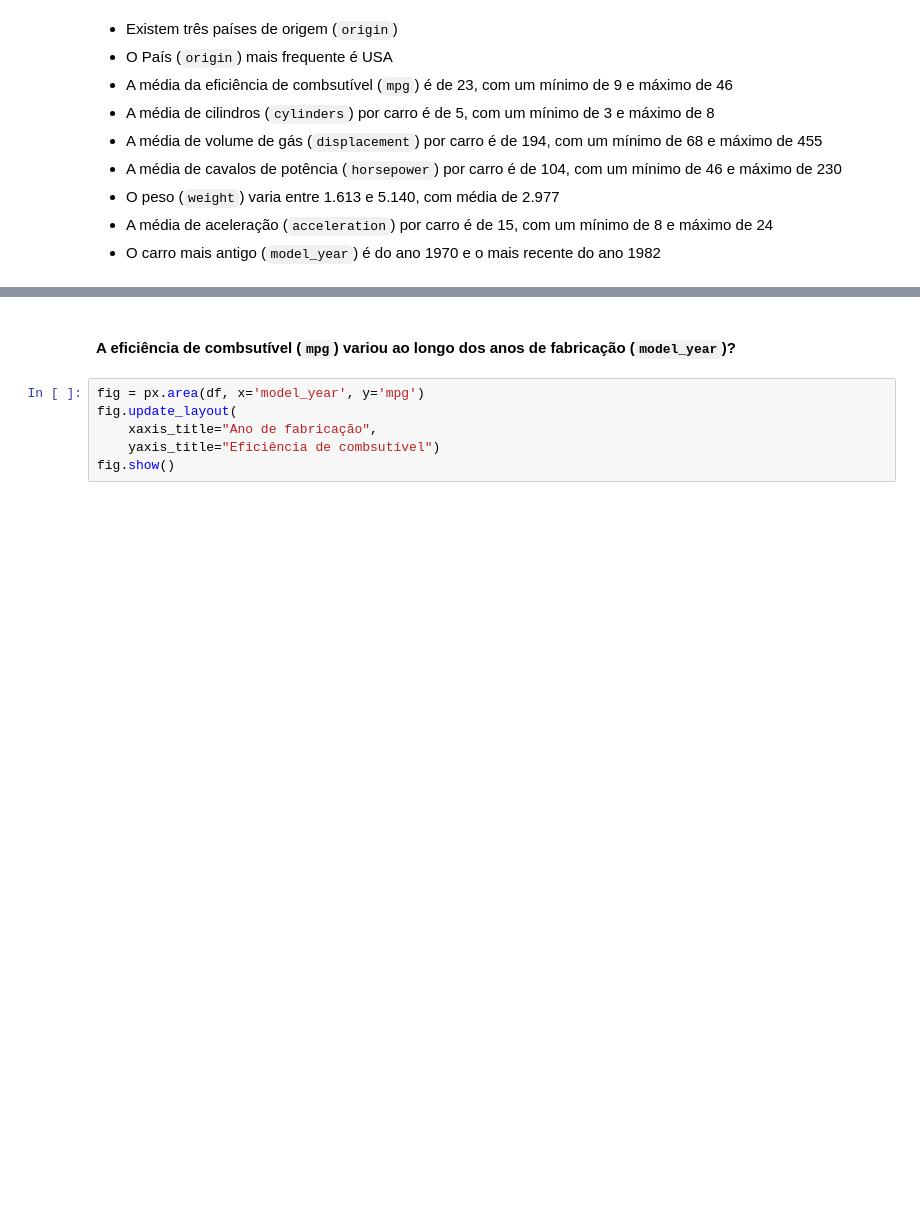
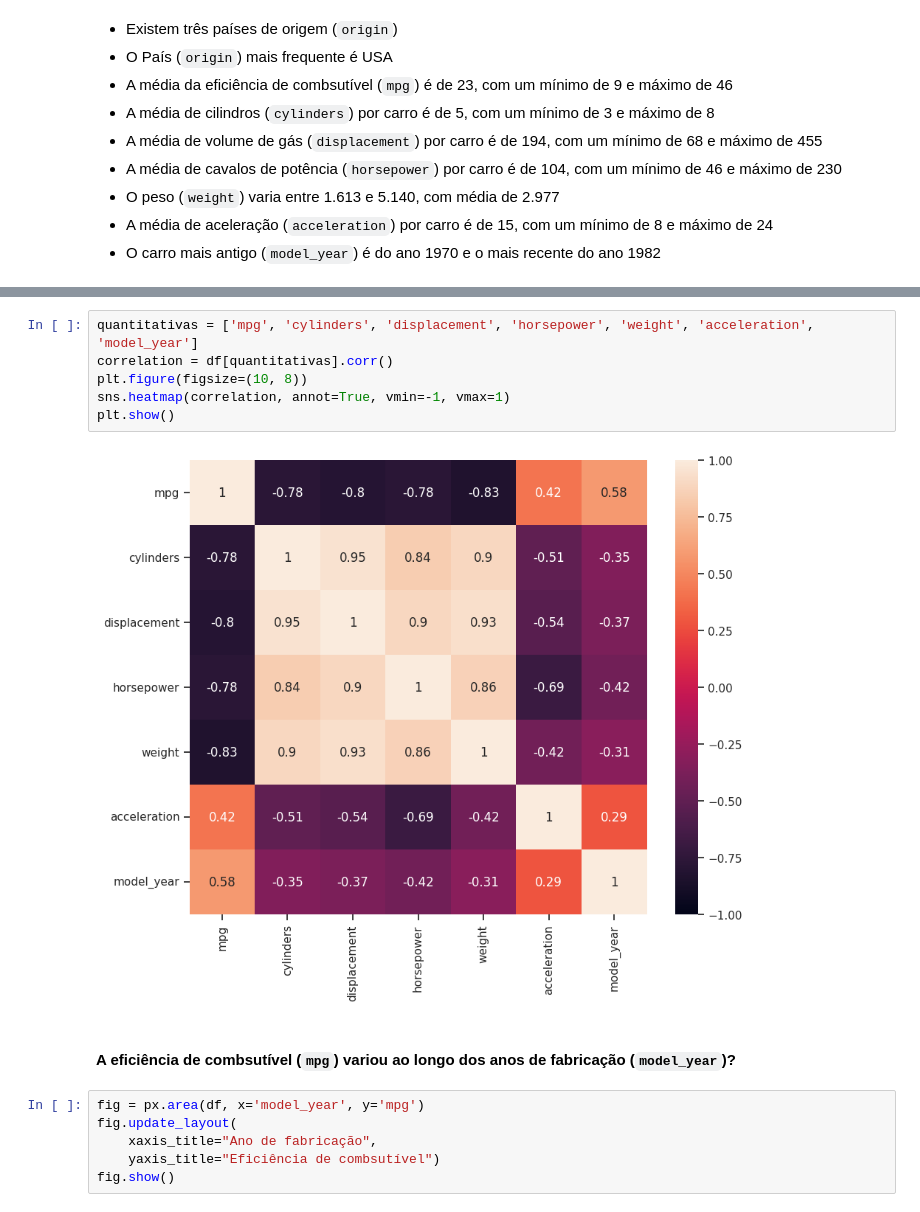
Before and after one commit to adiosCarla/avanti-bootcamp-cdd, a Jupyter notebook: notebooks/01-exploratory_data_analysis.ipynb, the cells around one changed output, grey strips where cells are left out. Drawn from its saved outputs; the diff is of its cells as text; blank space fills up the shorter version.

```diff
--- a/notebooks/01-exploratory_data_analysis.ipynb
+++ b/notebooks/01-exploratory_data_analysis.ipynb
@@ -194,3 +217,11 @@ sns.pairplot(df, hue='origin')
+# %%
+quantitativas = ['mpg', 'cylinders', 'displacement', 'horsepower', 'weight', 'acceleration', 'model_year']
+correlation = df[quantitativas].corr()
+plt.figure(figsize=(10, 8))
+sns.heatmap(correlation, annot=True, vmin=-1, vmax=1)
+plt.show()
+# %% [output]
+[figure, added]
 # %% [markdown]
 #### A eficiência de combsutível (``mpg``) variou ao longo dos anos de fabricação (``model_year``)?
 # %%
```
Also changed, not shown: parts of 12 cells of this notebook, 1 other file.
